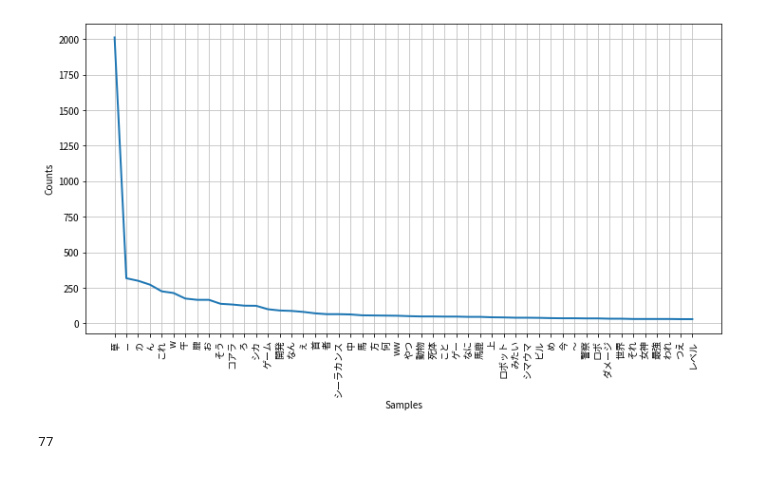
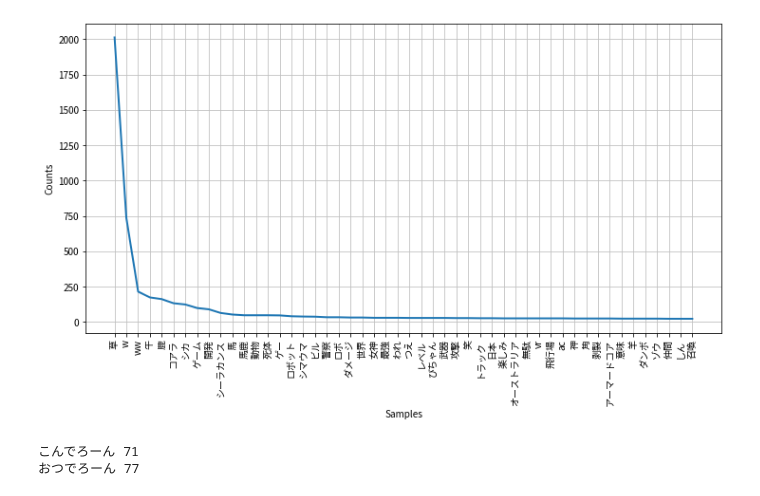
Before and after one commit to baibai25/NLP-YouTube-Live, a Jupyter notebook: nlp.ipynb, the cells around one changed output. Drawn from its saved outputs; the diff is of its cells as text; code cells hidden in the pictures.

```diff
--- a/nlp.ipynb
+++ b/nlp.ipynb
@@ -10,8 +13,31 @@ plt.rcParams["font.family"] = "Noto Sans CJK JP"
 # %%
-with open('./data/shika.txt', 'r', encoding='utf_8') as f:
+# data
+data_path = './data/shika.txt'
+with open(data_path, 'r', encoding='utf_8') as f:
     data = [i.rstrip('\n') for i in f]
+# %%
+# stop word data
+url = 'http://svn.sourceforge.jp/svnroot/slothlib/CSharp/Version1/SlothLib/NLP/Filter/StopWord/word/Japanese.txt'
+urllib.request.urlretrieve(url, 'stop_word.txt')
+
+with open('./stop_word.txt', 'r', encoding='utf_8') as f:
+    stop_word = [i.rstrip('\n') for i in f]
+# %%
+# preprocessing
+tmp = []
+for line in data:
+    line = neologdn.normalize(line)
+    line = re.sub(r'https?://[\w/:%#\$&\?\(\)~\.=\+\-]+', '', line)
+    line = re.sub(r'[!-/:-@[-`{-~]', r' ', line)
+    line = ''.join(['' if c in emoji.UNICODE_EMOJI else c for c in line])
+    tmp.append(line)
+
+data = tmp
+del tmp
 # %%
+# morphological analysis
 t = Tokenizer()
+re_hiragana = re.compile(r'^[あ-ん]+$')
 name = []
 tokens = []
 
@@ -19,11 +45,17 @@ for line in data:
     tmp = []
     malist = t.tokenize(line)
 
-    for w in malist:
-        #base, part = w.base_form, w.part_of_speech
-        base, part = w.surface, w.part_of_speech
+    for word in malist:
+        base, part = word.surface, word.part_of_speech
 
-        if '名詞' in part:
+        # extract Meishi ^ not stop word
+        if '名詞' in part and base not in stop_word:
+            hiragana = re_hiragana.fullmatch(base)
+
+            # Hiragana (one character) or 'ー'
+            if hiragana!=None and len(hiragana[0])==1 or base=='ー':
+                continue
+
             tmp.append(base)
             tokens.append(base)
 
@@ -31,11 +63,28 @@ for line in data:
 
 del tmp
 # %%
-tokens_l = [w.lower() for w in tokens]
+# plot word frequency
+tokens_l = [word.lower() for word in tokens]
 fd = FreqDist(tokens_l)
 plt.figure(figsize=(12, 6))
+plt.rcParams['font.family'] = 'Noto Sans CJK JP'
 fd.plot(50)
 del tokens
 # %% [output]
-[figure, old version]
+[figure, new version]
+# %%
+# count custom words
+custom_words = ['こんでろーん', 'おつでろーん']
+
+for word in custom_words:
+
+    cnt = 0
+    for line in data:
+        if re.findall(word + '.*', line) != []:
+            cnt += 1
+
+    print(word, cnt)
+# %% [output]
+こんでろーん 71
+おつでろーん 77
 # %%
@@ -51,10 +98,0 @@ cfd = ConditionalFreqDist(bigram_list)
-# %%
-i = 0
-for line in data:
-
-    if re.findall('おつでろーん.*', line) != []:
-        i += 1
-
-print(i)
-# %% [output]
-77
```
Also changed, not shown: parts of 11 cells of this notebook.
